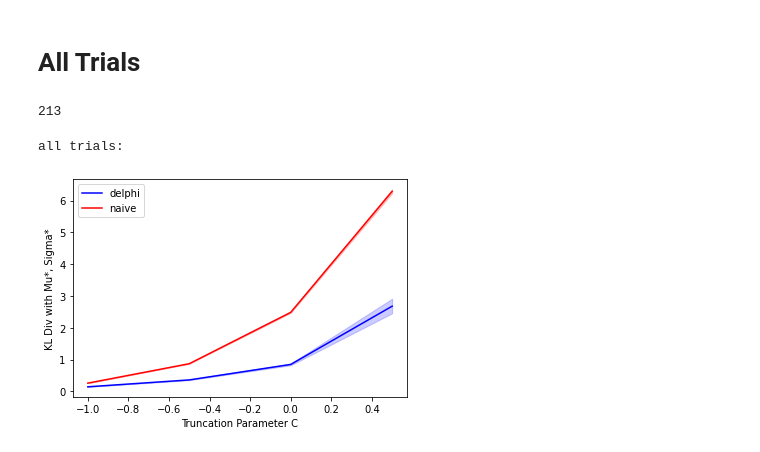
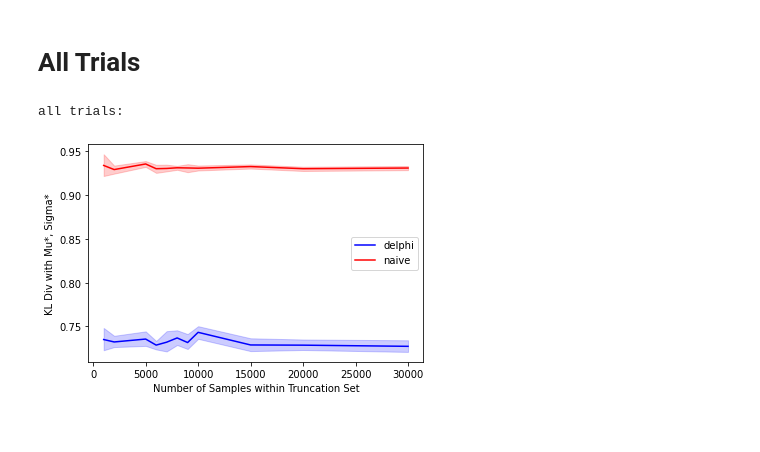
Before and after one commit to pstefanou12/delphi.ai, a Jupyter notebook: notebooks/HorshoeDot.ipynb, the cells around one changed output. Drawn from its saved outputs; the diff is of its cells as text; code cells hidden in the pictures.

```diff
--- a/notebooks/HorshoeDot.ipynb
+++ b/notebooks/HorshoeDot.ipynb
@@ -112,20 +113,16 @@ df.head()
 # %% [markdown]
 # All Trials
-# %%
-len(df)
-# %% [output]
-213
 # %%
 print("all trials:")
 
 # variance vs param mse
-sns.lineplot(data=df, x='C', y='delphi_kl', label='delphi', color='blue')
-ax = sns.lineplot(data=df, x='C', y='naive_kl', label='naive', color='red')
-ax.set(xlabel='Truncation Parameter C', ylabel='KL Div with Mu*, Sigma*')
+sns.lineplot(data=df, x='num_samples', y='delphi_kl', label='delphi', color='blue')
+ax = sns.lineplot(data=df, x='num_samples', y='naive_kl', label='naive', color='red')
+ax.set(xlabel='Number of Samples within Truncation Set', ylabel='KL Div with Mu*, Sigma*')
 plt.show()
 # %% [output]
 all trials:
-[figure, old version]
+[figure, new version]
 # %%
 results.loc, results.covariance_matrix
 # %% [output]
```
Also changed, not shown: parts of 9 cells of this notebook, 8 other files.
